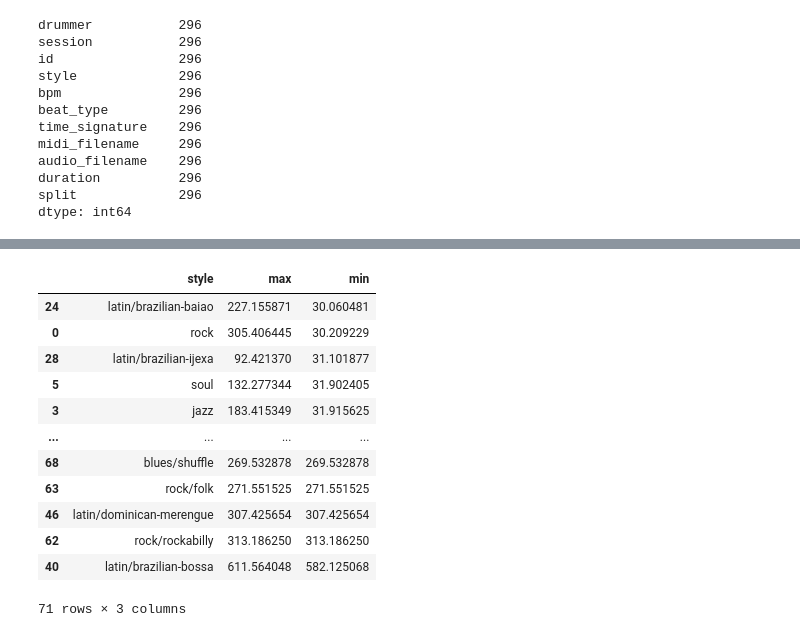
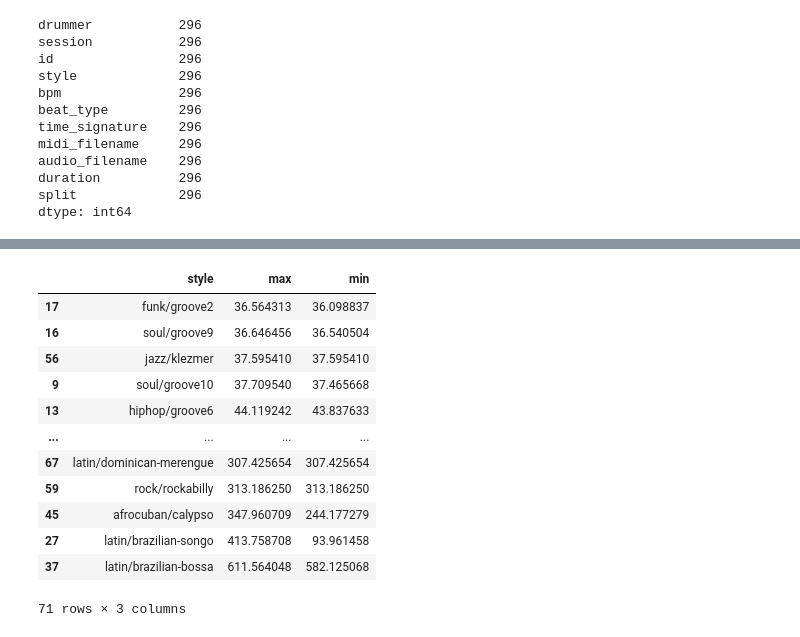
Before and after one commit to Eman27/Drum_GAN, a Jupyter notebook: profiling.ipynb, the cells around one changed output, grey strips where cells are left out. Drawn from its saved outputs; the diff is of its cells as text; code cells hidden in the pictures.

```diff
--- a/profiling.ipynb
+++ b/profiling.ipynb
@@ -111,28 +151,30 @@ pr = pm.get_piano_roll()
 # %%
 groove_df['style'].value_counts()
 #rock_df = groove_df[groove_df.style == 'rock']
 #groove_df[groove_df.style == 'rock']
 r = "rock"
 rock_df = groove_df.query('style=="'+r+'"')
 rock_df
 styles = groove_df['style'].value_counts()
 style_durations = pd.DataFrame(columns=['style','max','min'])
 for s in styles.index:
     style_df = groove_df.query('style=="'+s+'"')
+    print()
     style_durations = style_durations.append({'style': s, 'max': style_df['duration'].max(),
                                              'min': style_df['duration'].min()}, ignore_index=True)
-style_durations.sort_values(by=['min'], ascending='False')
+#print(style_df.count())
+style_durations.sort_values(by=['max'], ascending='False')
 # %% [output]
 |  | style | max | min |
-| 24 | latin/brazilian-baiao | 227.155871 | 30.060481 |
-| 0 | rock | 305.406445 | 30.209229 |
-| 28 | latin/brazilian-ijexa | 92.421370 | 31.101877 |
-| 5 | soul | 132.277344 | 31.902405 |
-| 3 | jazz | 183.415349 | 31.915625 |
+| 17 | funk/groove2 | 36.564313 | 36.098837 |
+| 16 | soul/groove9 | 36.646456 | 36.540504 |
+| 56 | jazz/klezmer | 37.595410 | 37.595410 |
+| 9 | soul/groove10 | 37.709540 | 37.465668 |
+| 13 | hiphop/groove6 | 44.119242 | 43.837633 |
 | ... | ... | ... | ... |
-| 68 | blues/shuffle | 269.532878 | 269.532878 |
-| 63 | rock/folk | 271.551525 | 271.551525 |
-| 46 | latin/dominican-merengue | 307.425654 | 307.425654 |
-| 62 | rock/rockabilly | 313.186250 | 313.186250 |
-| 40 | latin/brazilian-bossa | 611.564048 | 582.125068 |
+| 67 | latin/dominican-merengue | 307.425654 | 307.425654 |
+| 59 | rock/rockabilly | 313.186250 | 313.186250 |
+| 45 | afrocuban/calypso | 347.960709 | 244.177279 |
+| 27 | latin/brazilian-songo | 413.758708 | 93.961458 |
+| 37 | latin/brazilian-bossa | 611.564048 | 582.125068 |
 71 rows × 3 columns
```
Also changed, not shown: parts of 8 cells of this notebook.
